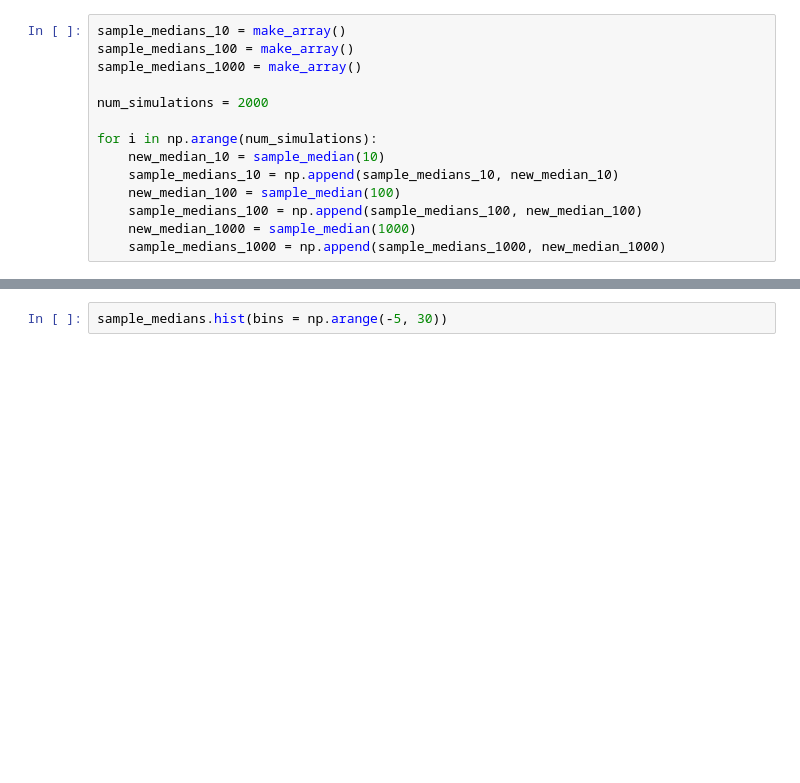
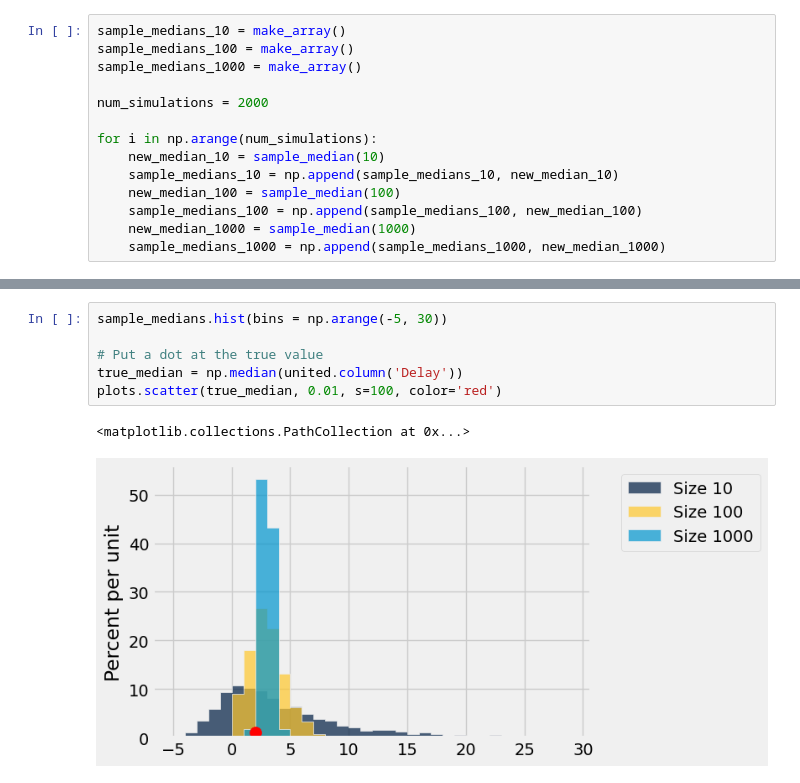
Before and after one commit to rosemariebongers/dsc-008-fall-2026, a Jupyter notebook: lectures/demo_empirical_distributions.ipynb, the cells around one changed output, grey strips where cells are left out. Saved outputs shown, nothing was run; the diff lists cells and outputs as text; blank space fills up the shorter version.

```diff
--- a/lectures/demo_empirical_distributions.ipynb
+++ b/lectures/demo_empirical_distributions.ipynb
@@ -143,2 +236,9 @@ sample_medians
 # %%
 sample_medians.hist(bins = np.arange(-5, 30))
+
+# Put a dot at the true value
+true_median = np.median(united.column('Delay'))
+plots.scatter(true_median, 0.01, s=100, color='red')
+# %% [output]
+<matplotlib.collections.PathCollection at 0x...>
+[figure, added]
```
Also changed, not shown: parts of 24 cells of this notebook.
